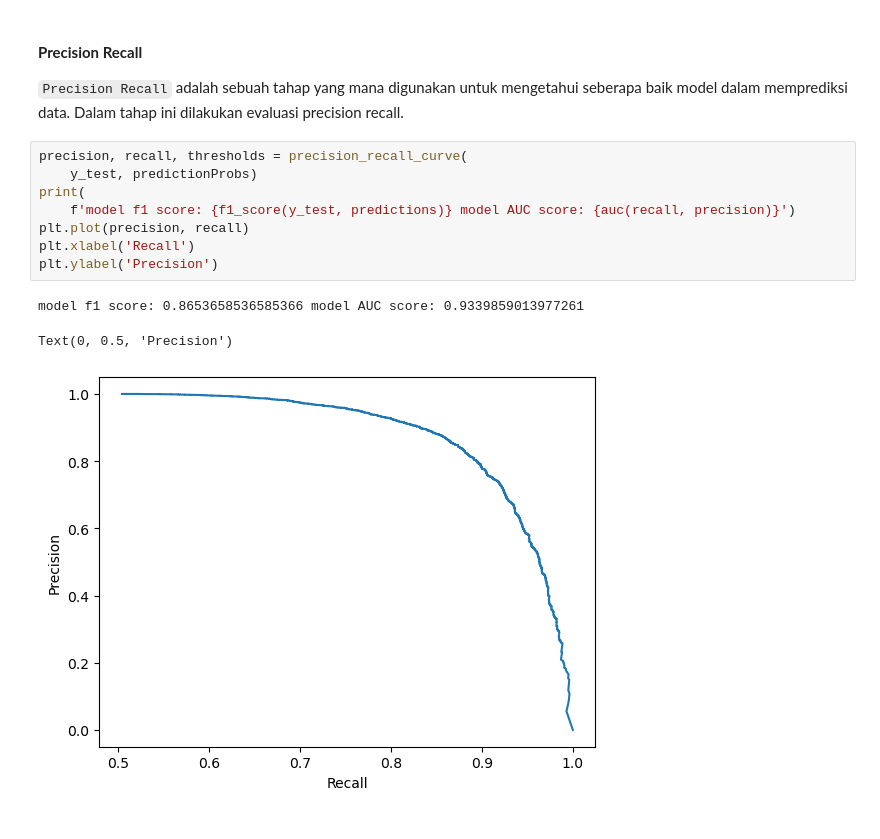
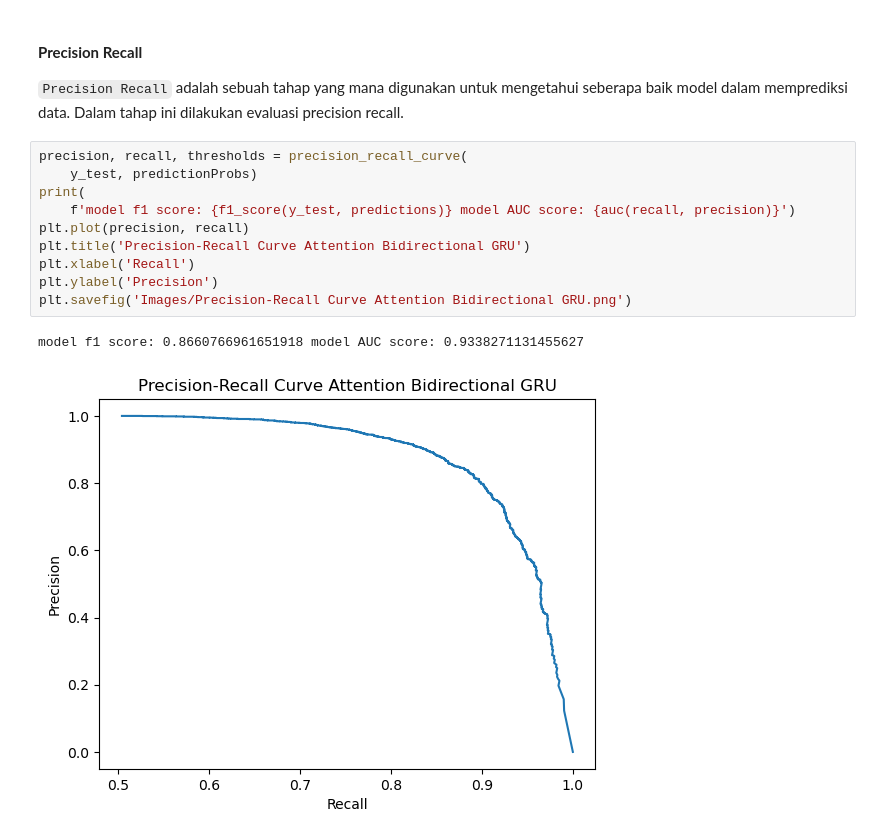
Before and after one commit to sains-data/Sentiment-Analysis-Using-GRU, a Jupyter notebook: Analysis GRU.ipynb, the cells around one changed output. Cells and saved outputs as stored; diff of their text form.

```diff
--- a/Analysis GRU.ipynb
+++ b/Analysis GRU.ipynb
@@ -748,12 +760,13 @@ model AUC score: 0.9346860663002737
 # %%
 precision, recall, thresholds = precision_recall_curve(
     y_test, predictionProbs)
 print(
     f'model f1 score: {f1_score(y_test, predictions)} model AUC score: {auc(recall, precision)}')
 plt.plot(precision, recall)
+plt.title('Precision-Recall Curve Attention Bidirectional GRU')
 plt.xlabel('Recall')
 plt.ylabel('Precision')
+plt.savefig('Images/Precision-Recall Curve Attention Bidirectional GRU.png')
 # %% [output]
-model f1 score: 0.8653658536585366 model AUC score: 0.9339859013977261
+model f1 score: 0.8660766961651918 model AUC score: 0.9338271131455627
-Text(0, 0.5, 'Precision')
-[figure, old version]
+[figure, new version]
```
Also changed, not shown: parts of 27 cells of this notebook, 9 other files.
